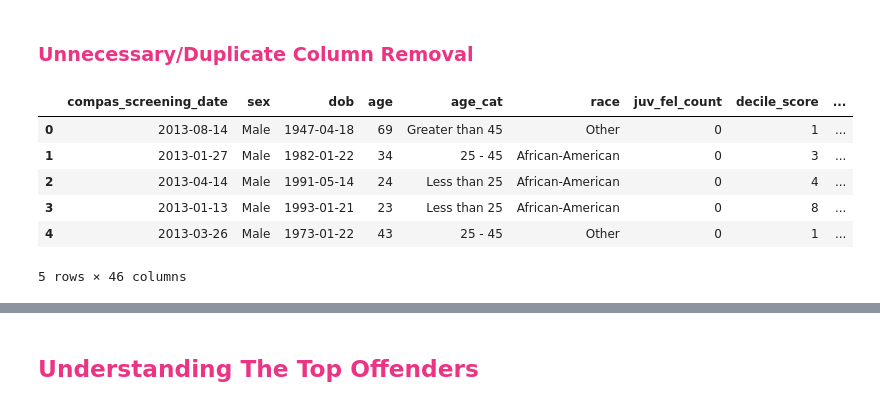
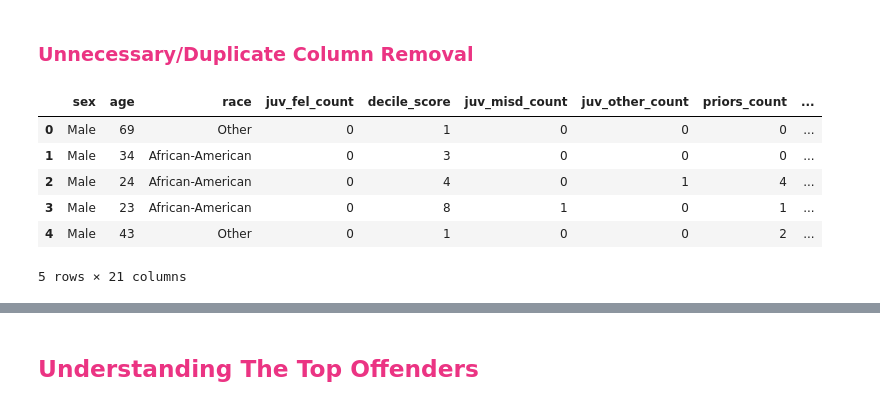
Before and after one commit to fadilf/iXRemote-COMPAS, a Jupyter notebook: COMPAS Analysis 1.ipynb, the cells around one changed output, grey strips where cells are left out. Drawn from its saved outputs; the diff is of its cells as text; code cells hidden in the pictures.

```diff
--- a/COMPAS Analysis 1.ipynb
+++ b/COMPAS Analysis 1.ipynb
@@ -95,19 +98,18 @@ dtype: object
 # %% [markdown]
 ### <font color='#eb3483'> Unnecessary/Duplicate Column Removal </font>
 # %%
-del_col_list = ['id', 'name', 'first', 'last', 'c_case_number',
-                'r_case_number', 'vr_case_number']
+del_col_list = ['r_days_from_arrest','c_days_from_compas','violent_recid','id', 'c_case_number','r_case_number', 'vr_case_number','name', 'first', 'last', 'compas_screening_date', 'dob', 'age_cat', 'c_jail_in','c_jail_out', 'c_offense_date', 'c_arrest_date', 'c_charge_desc', 'r_case_number', 'r_offense_date', 'r_charge_desc', 'r_jail_in', 'r_jail_out', 'vr_case_number', 'vr_offense_date', 'vr_charge_desc', 'type_of_assessment', 'score_text', 'screening_date', 'v_type_of_assessment', 'v_score_text', 'v_screening_date', 'in_custody', 'out_custody']
 
 df = df.drop(del_col_list, axis=1)
 df.head()
 # %% [output]
-|  | compas_screening_date | sex | dob | age | age_cat | race | juv_fel_count | decile_score | ... |
-| 0 | 2013-08-14 | Male | 1947-04-18 | 69 | Greater than 45 | Other | 0 | 1 | ... |
-| 1 | 2013-01-27 | Male | 1982-01-22 | 34 | 25 - 45 | African-American | 0 | 3 | ... |
-| 2 | 2013-04-14 | Male | 1991-05-14 | 24 | Less than 25 | African-American | 0 | 4 | ... |
-| 3 | 2013-01-13 | Male | 1993-01-21 | 23 | Less than 25 | African-American | 0 | 8 | ... |
-| 4 | 2013-03-26 | Male | 1973-01-22 | 43 | 25 - 45 | Other | 0 | 1 | ... |
+|  | sex | age | race | juv_fel_count | decile_score | juv_misd_count | juv_other_count | priors_count | ... |
+| 0 | Male | 69 | Other | 0 | 1 | 0 | 0 | 0 | ... |
+| 1 | Male | 34 | African-American | 0 | 3 | 0 | 0 | 0 | ... |
+| 2 | Male | 24 | African-American | 0 | 4 | 0 | 1 | 4 | ... |
+| 3 | Male | 23 | African-American | 0 | 8 | 1 | 0 | 1 | ... |
+| 4 | Male | 43 | Other | 0 | 1 | 0 | 0 | 2 | ... |
-5 rows × 46 columns
+5 rows × 21 columns
 # %%
 print(df.shape)
 
```
Also changed, not shown: parts of 50 cells of this notebook.
